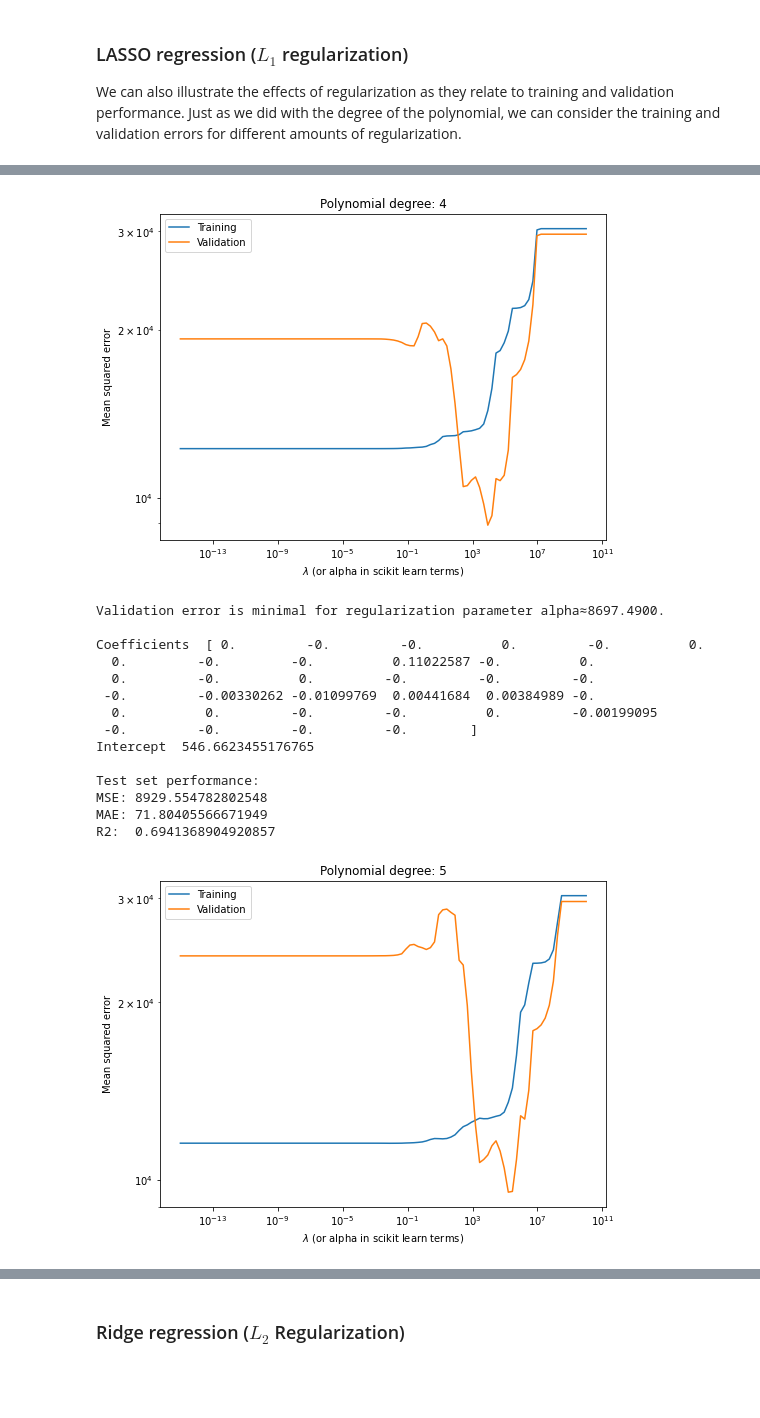
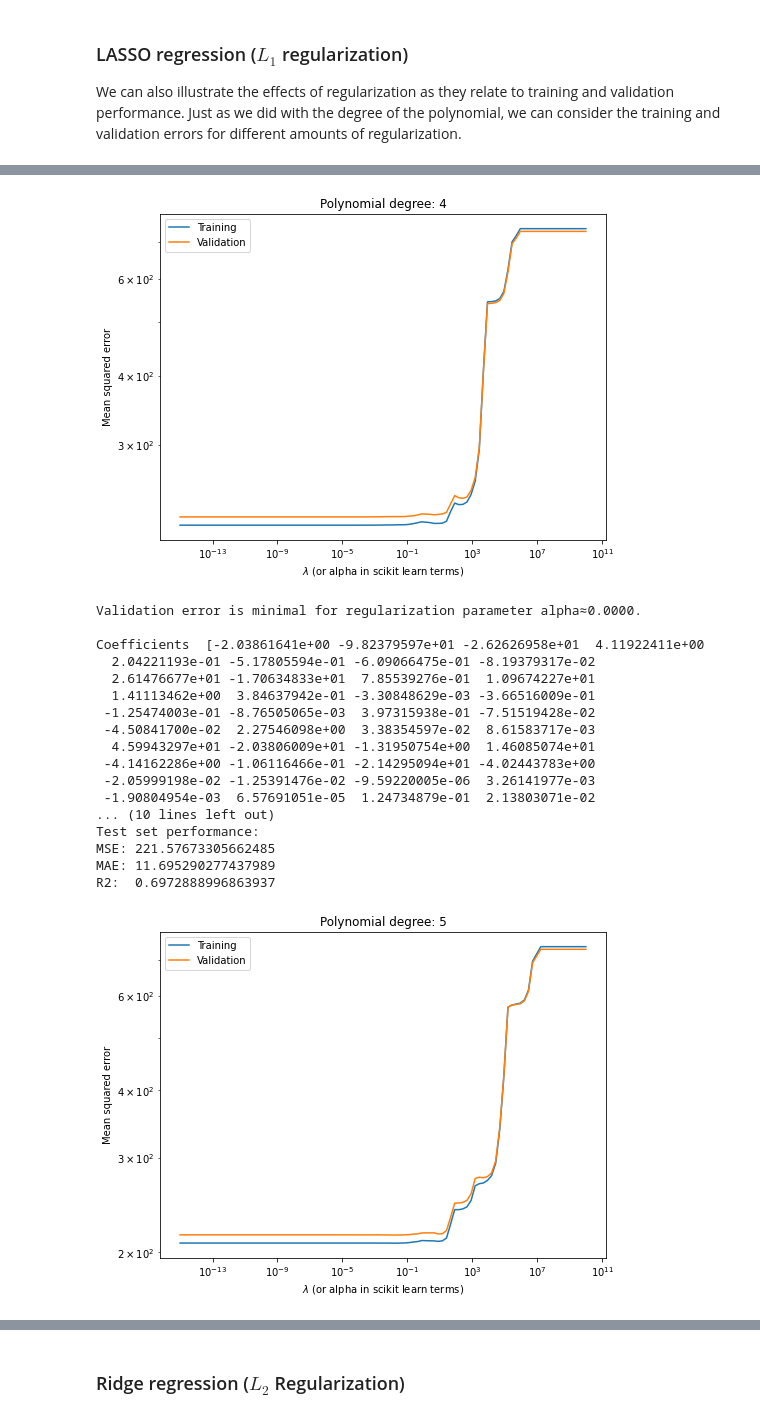
Before and after one commit to mschwa1010/AA_2022-23_Team_8, a Jupyter notebook: Prediction.ipynb, the cells around one changed output, grey strips where cells are left out. Saved outputs shown, nothing was run; the diff lists cells and outputs as text; code cells hidden in the pictures; blank space fills up the shorter version.

Commit message:
Prediction on hourly basis

```diff
--- a/Prediction.ipynb
+++ b/Prediction.ipynb
@@ -210,7 +260,7 @@ As we can see, the R2 score is already quite high, which can be explained by the
 Often one encounters data where the relationship between the feature(s) and the dependet variable is not best described by a straight line, but by a polynomial regression. Therefore, it is of interest for which degree of polyinomial the model fits the data best.
 # %%
 # Polynomial regression with degree 1 ( equivalent to linear regression)
-X = feature_set[["max_temp","hours_of_precip","is_weekday"]]
+X = feature_set[["max_temp","precip","is_weekday","hour"]]
 y = feature_set["trips"]
 poly = PolynomialFeatures(degree=1, include_bias=False)
 poly_features = poly.fit_transform(X)
@@ -240,7 +290,7 @@ Find degree d at which the model performs the best.
 err_train = []
 err_cv = []
 
-for degree in range(1,20):
+for degree in range(1,7):
 
     # fit model
     poly = PolynomialFeatures(degree=degree, include_bias=False)
@@ -254,7 +304,7 @@ for degree in range(1,20):
     err_cv.append(mean_squared_error(poly_reg_model.predict(X_test), y_test))
 
 plt.figure(figsize = (8,6))
-plt.semilogy(range(1,20), err_train, range(1, 20), err_cv)
+plt.semilogy(range(1,7), err_train, range(1, 7), err_cv)
 plt.legend(["Training", "Validation"])
 plt.xlabel("Polynomial degree")
 plt.ylabel("Mean squared error")
@@ -264,22 +313,0 @@ Text(0, 0.5, 'Mean squared error')
-# %%
-err_train = []
-err_cv = []
-
-for degree in range(1,5):
-
-    # fit model
-    poly = PolynomialFeatures(degree=degree, include_bias=False)
-    poly_features = poly.fit_transform(X)
-    X_train, X_test, y_train, y_test = train_test_split(poly_features, y, test_size=0.3, random_state=9626)
-    poly_reg_model = LinearRegression()
-    poly_reg_model.fit(X_train, y_train)
-
-    # compute errors
-    err_train.append(mean_squared_error(poly_reg_model.predict(X_train), y_train))
-    err_cv.append(mean_squared_error(poly_reg_model.predict(X_test), y_test))
-
-plt.figure(figsize = (8,6))
-plt.semilogy(range(1,5), err_train, range(1, 5), err_cv)
-plt.legend(["Training", "Validation"])
-plt.xlabel("Polynomial degree")
-plt.ylabel("Mean squared error")
@@ -290,0 +314,7 @@ The validation error increases with higher degree of the polynomial. Therefore,
+# %%
+# Polynomial regression with optimal degree (5)
+X = feature_set[["max_temp","precip","is_weekday","hour"]]
+y = feature_set["trips"]
+poly = PolynomialFeatures(degree=5, include_bias=False)
+poly_features = poly.fit_transform(X)
+X_train, X_test, y_train, y_test = train_test_split(poly_features, y, test_size=0.3, random_state=9626)
@@ -296,7 +362,7 @@ ideal_r2_score_lasso = 0
 ideal_degree_lasso = 1
 ideal_alpha_lasso = 0
 
-for degree in range(1,6):
+for degree in range(1,7):
 
     # fit model
     poly = PolynomialFeatures(degree=degree, include_bias=False)
@@ -391,16 +463,19 @@ R2:  0.7070363413476357
-[figure, old version]
+[figure, new version]
-Validation error is minimal for regularization parameter alpha≈8697.4900.
+Validation error is minimal for regularization parameter alpha≈0.0000.
 
-Coefficients  [ 0.         -0.         -0.          0.         -0.          0.
-  0.         -0.         -0.          0.11022587 -0.          0.
-  0.         -0.          0.         -0.         -0.         -0.
- -0.         -0.00330262 -0.01099769  0.00441684  0.00384989 -0.
-  0.          0.         -0.         -0.          0.         -0.00199095
- -0.         -0.         -0.         -0.        ]
-Intercept  546.6623455176765
-
+Coefficients  [-2.03861641e+00 -9.82379597e+01 -2.62626958e+01  4.11922411e+00
+  2.04221193e-01 -5.17805594e-01 -6.09066475e-01 -8.19379317e-02
+  2.61476677e+01 -1.70634833e+01  7.85539276e-01  1.09674227e+01
+  1.41113462e+00  3.84637942e-01 -3.30848629e-03 -3.66516009e-01
+ -1.25474003e-01 -8.76505065e-03  3.97315938e-01 -7.51519428e-02
+ -4.50841700e-02  2.27546098e+00  3.38354597e-02  8.61583717e-03
+  4.59943297e+01 -2.03806009e+01 -1.31950754e+00  1.46085074e+01
+ -4.14162286e+00 -1.06116466e-01 -2.14295094e+01 -4.02443783e+00
+ -2.05999198e-02 -1.25391476e-02 -9.59220005e-06  3.26141977e-03
+ -1.90804954e-03  6.57691051e-05  1.24734879e-01  2.13803071e-02
+... (10 lines left out)
 Test set performance:
-MSE: 8929.554782802548
-MAE: 71.80405566671949
-R2:  0.6941368904920857
+MSE: 221.57673305662485
+MAE: 11.695290277437989
+R2:  0.6972888996863937
-[figure, old version]
+[figure, new version]
```
Also changed, not shown: parts of 61 cells of this notebook, 2 other files.
